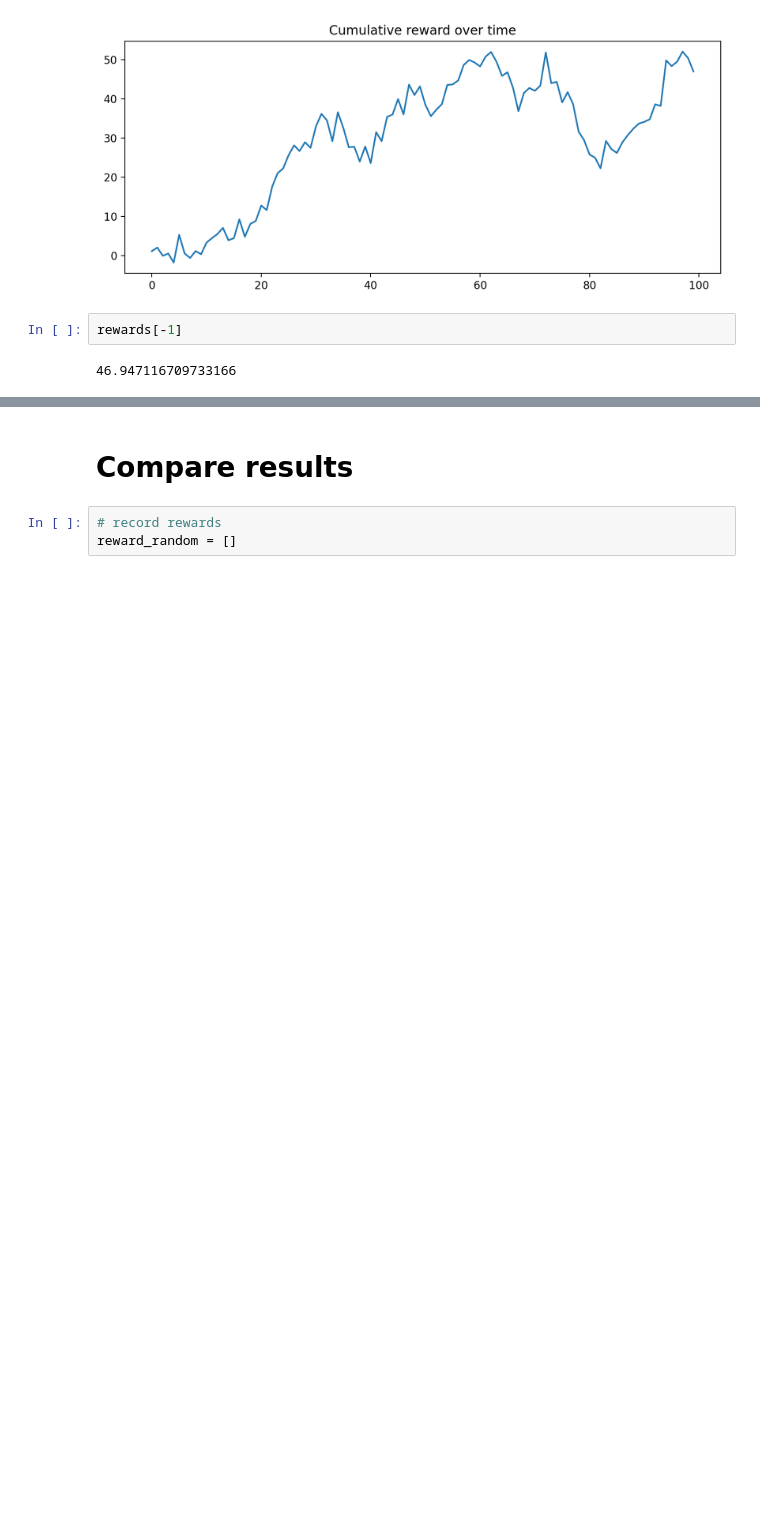
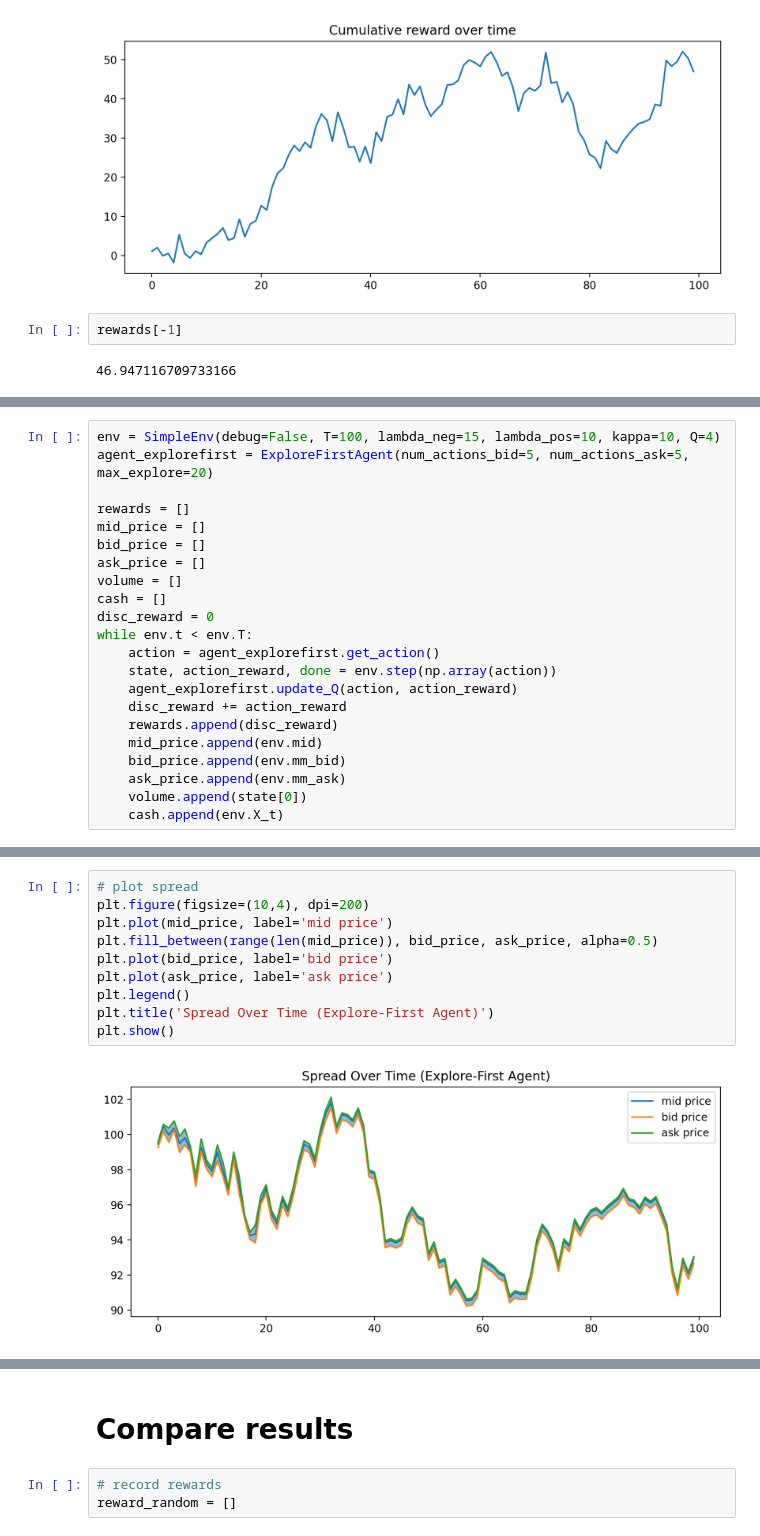
Before and after one commit to jaupimegi23/optimalMM, a Jupyter notebook: main.ipynb, the cells around one changed output, grey strips where cells are left out. Saved outputs shown, nothing was run; the diff lists cells and outputs as text; blank space fills up the shorter version.

Commit message:
Add 3 MAB agents
Exploree-first, UCB, and epsilon-greedy

```diff
--- a/main.ipynb
+++ b/main.ipynb
@@ -200,0 +283,22 @@ rewards[-1]
+# %%
+env = SimpleEnv(debug=False, T=100, lambda_neg=15, lambda_pos=10, kappa=10, Q=4)
+agent_explorefirst = ExploreFirstAgent(num_actions_bid=5, num_actions_ask=5, max_explore=20)
+
+rewards = []
+mid_price = []
+bid_price = []
+ask_price = []
+volume = []
+cash = []
+disc_reward = 0
+while env.t < env.T:
+    action = agent_explorefirst.get_action()
+    state, action_reward, done = env.step(np.array(action))
+    agent_explorefirst.update_Q(action, action_reward)
+    disc_reward += action_reward
+    rewards.append(disc_reward)
+    mid_price.append(env.mid)
+    bid_price.append(env.mm_bid)
+    ask_price.append(env.mm_ask)
+    volume.append(state[0])
+    cash.append(env.X_t)
@@ -200,0 +333,12 @@ rewards[-1]
+# %%
+# plot spread
+plt.figure(figsize=(10,4), dpi=200)
+plt.plot(mid_price, label='mid price')
+plt.fill_between(range(len(mid_price)), bid_price, ask_price, alpha=0.5)
+plt.plot(bid_price, label='bid price')
+plt.plot(ask_price, label='ask price')
+plt.legend()
+plt.title('Spread Over Time (Explore-First Agent)')
+plt.show()
+# %% [output]
+[figure, added]
```
Also changed, not shown: parts of 22 cells of this notebook.
